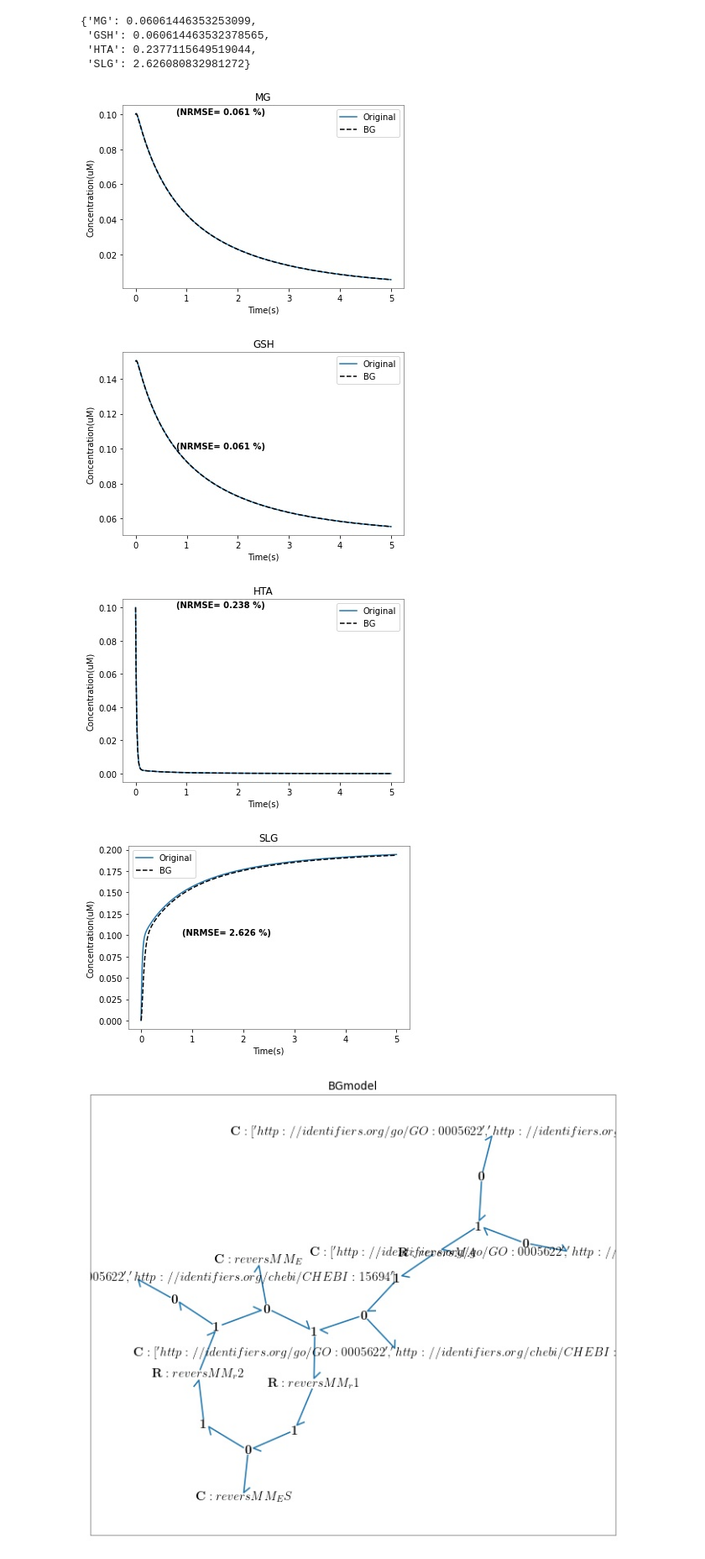
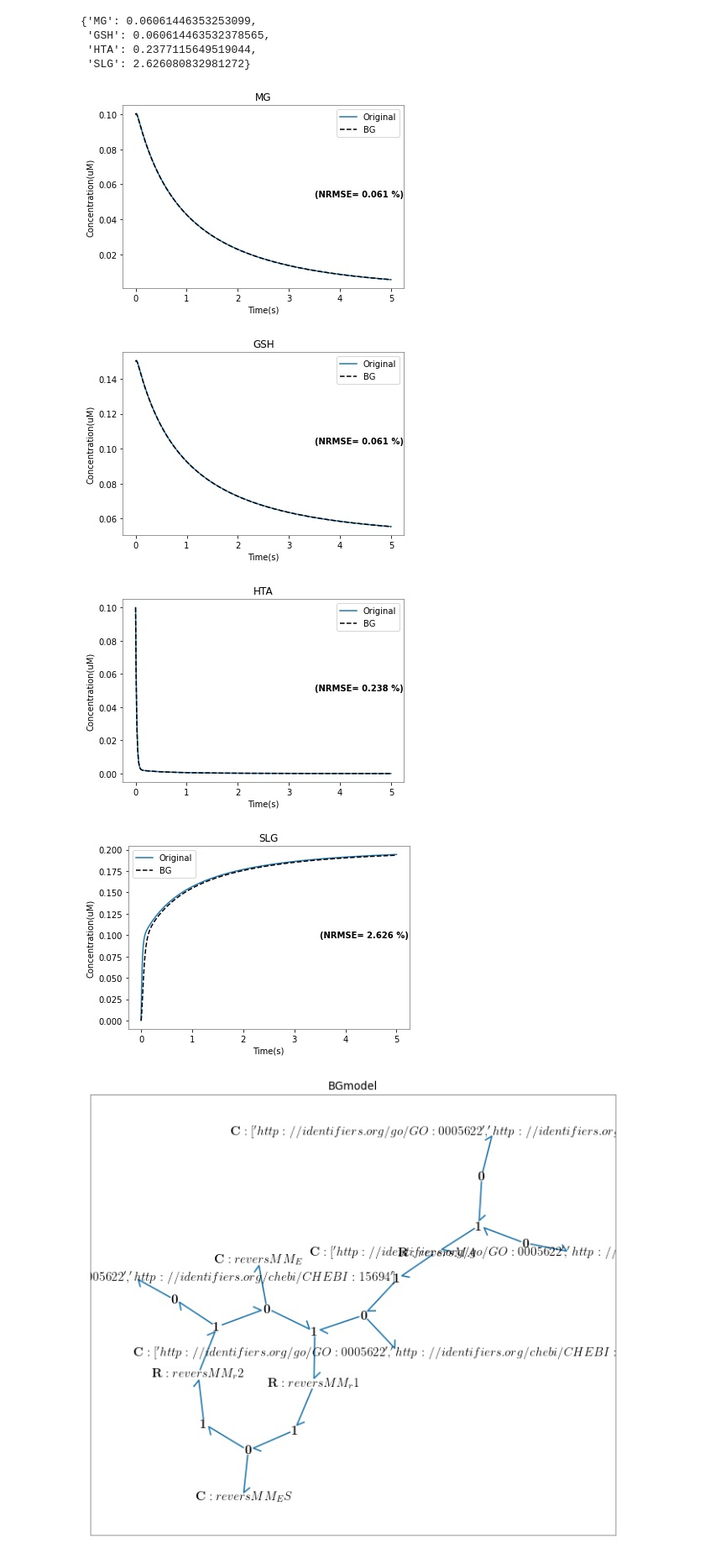
Before and after one commit to Niloofar-Sh/SBMLtoBGs, a Jupyter notebook: reversibleMA_reversibleMM_irreversibleMA_irreversibleMM/reversMAMM.ipynb, the cells around one changed output. Shown: that part at 84% size. Saved outputs shown, nothing was run; the diff lists cells and outputs as text; code cells hidden in the pictures.

```diff
--- a/reversibleMA_reversibleMM_irreversibleMA_irreversibleMM/reversMAMM.ipynb
+++ b/reversibleMA_reversibleMM_irreversibleMA_irreversibleMM/reversMAMM.ipynb
@@ -1128,30 +1128,30 @@ NRMSE
 # %%
 %config InlineBackend.figure_format = 'jpg'
 rcParams['figure.figsize'] = 6, 4
 plt.rcParams['axes.facecolor'] = 'white'
 plt.rc('axes',edgecolor='grey')
 
 font = font_manager.FontProperties(family='Times New Roman',
                                    weight='bold',
                                    style='normal', size=12)
 plt.close('all')
 for stateVar,i in zip(BGmodel.state_vars,range(len(BGmodel.state_vars))):
     for ids in idAndAnnotations:
         if str(BGmodel.state_vars[stateVar][0].name) == str(idAndAnnotations[ids]):
 
             plt.figure()
             plt.title(ids)
             plt.plot(unifiedSolution['Time'],unifiedSolution[ids],label='Original')
             plt.plot(t,x[:,i],'k--',label='BG')
             plt.legend(loc='best')
             plt.ylabel('Concentration(uM)')
             plt.xlabel('Time(s)')
-            plt.text(0.8,0.10, "(NRMSE= {:.3f} %)".format(NRMSE[ids]), fontsize='10',fontweight='bold')
+            plt.text(3.5,0.5*(max(x[:,i])-min(x[:,i]))+min(x[:,i]), "(NRMSE= {:.3f} %)".format(NRMSE[ids]), fontsize='10',fontweight='bold')
 # %% [output]
-[figure, old version]
+[figure, new version]
-[figure, old version]
+[figure, new version]
-[figure, old version]
+[figure, new version]
-[figure, old version]
+[figure, new version]
 # %%
 bgt.draw(BGmodel)
 # %% [output]
```
